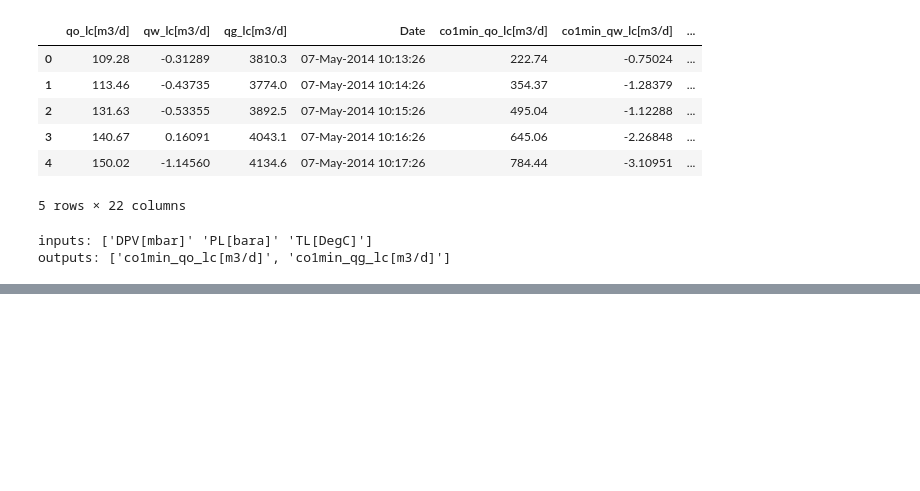
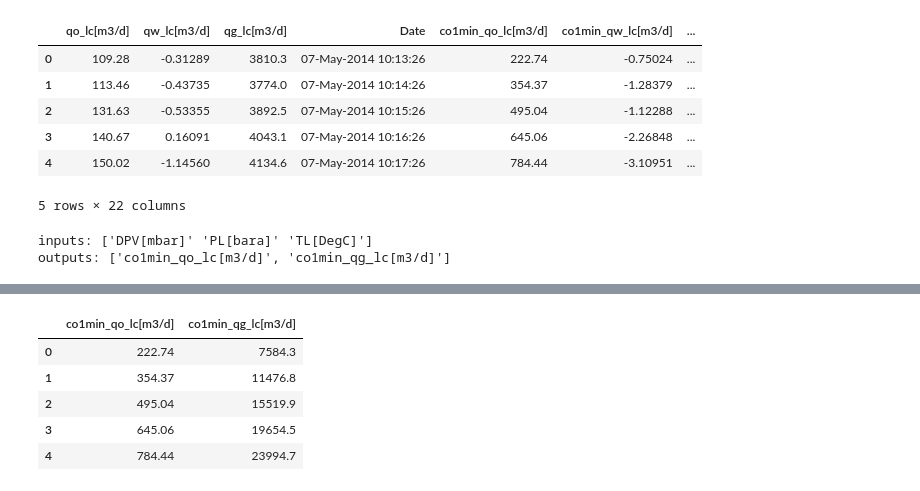
Before and after one commit to myPar/NSU_Practice, a Jupyter notebook: baseline/RNNbaseline.ipynb, the cells around one changed output, grey strips where cells are left out. Saved outputs shown, nothing was run; the diff lists cells and outputs as text; code cells hidden in the pictures; blank space fills up the shorter version.

```diff
--- a/baseline/RNNbaseline.ipynb
+++ b/baseline/RNNbaseline.ipynb
@@ -704,0 +760,9 @@ Date & Time                   qo_lc[m3/d]          qw_lc[m3/d]          qg_lc[m3
+# %%
+df2[outputs].head()
+# %% [output]
+|  | co1min_qo_lc[m3/d] | co1min_qg_lc[m3/d] |
+| 0 | 222.74 | 7584.3 |
+| 1 | 354.37 | 11476.8 |
+| 2 | 495.04 | 15519.9 |
+| 3 | 645.06 | 19654.5 |
+| 4 | 784.44 | 23994.7 |
```
Also changed, not shown: parts of 3 cells of this notebook.
